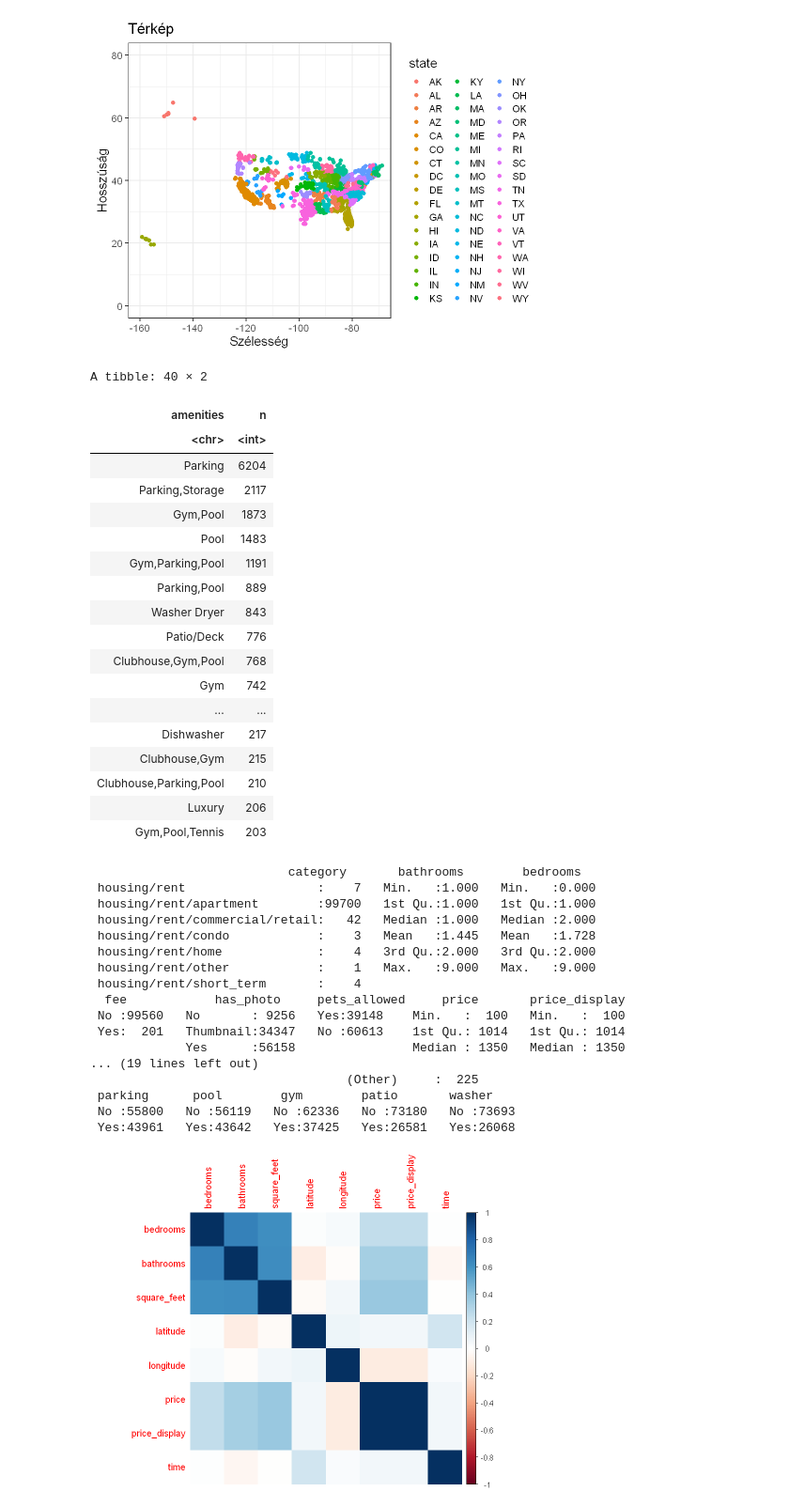
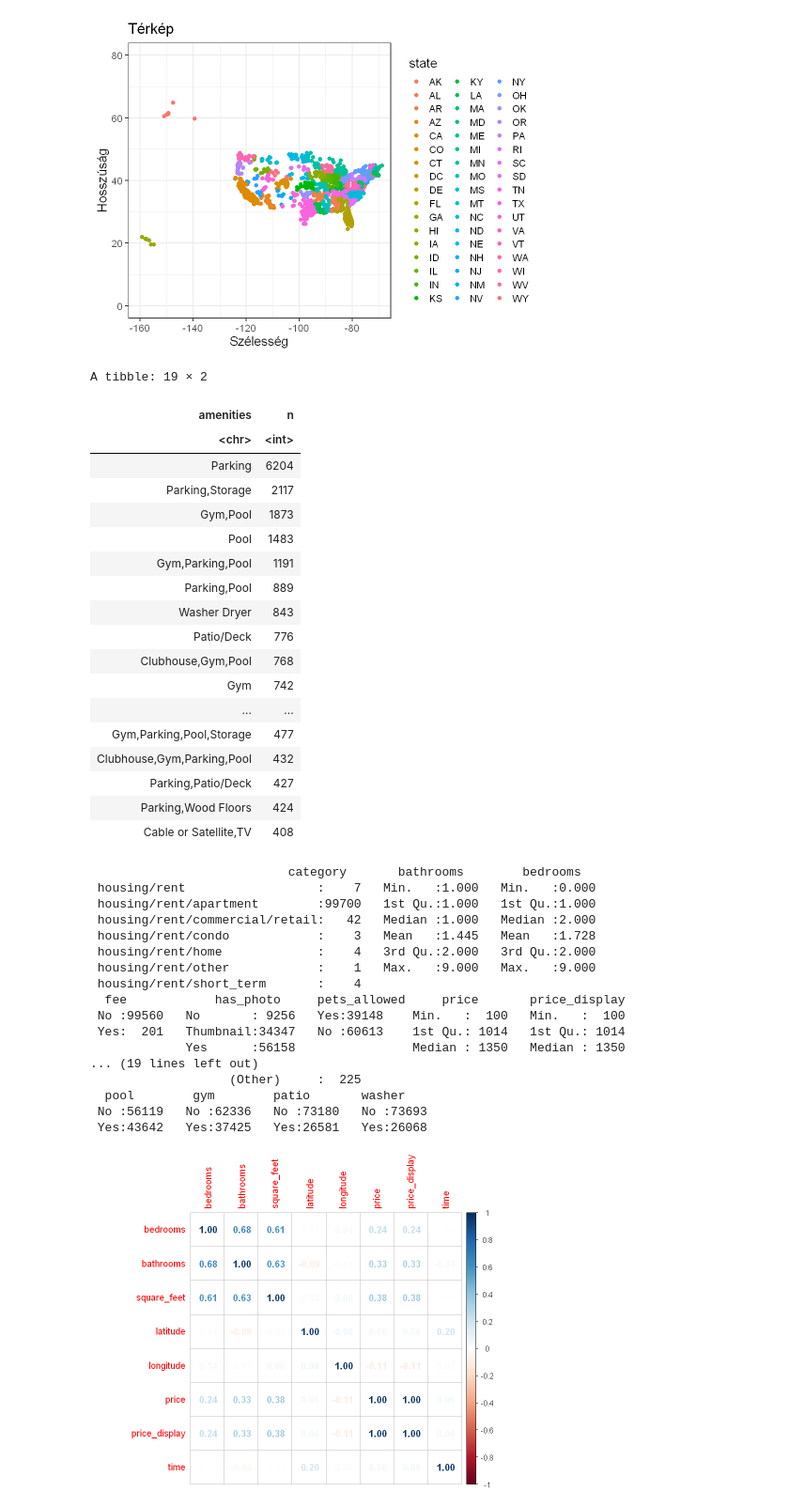
Before and after one commit to N0-0BIE/EX9BLV_ABTG, a Jupyter notebook: code/project.ipynb, the cells around one changed output. Shown at 94% size. Saved outputs shown, nothing was run; the diff lists cells and outputs as text; code cells hidden in the pictures.

```diff
--- a/code/project.ipynb
+++ b/code/project.ipynb
@@ -12,18 +30,13 @@ options(repr.plot.width=8, repr.plot.height=6)
 # %%
-# sacramento = read_csv("out.csv", col_types=list(beds = col_integer(),
-#                                                             baths = col_integer(),
-#                                                             sq__ft = col_integer(),
-#                                                             price = col_integer(),
-#                                                             type = col_factor(),
-#                                                             zip = col_integer() ))
+# Adatok beolvasása
 
 df = read_csv("./../data/apartment_data.csv",
               col_types=list(
+                  currency = col_factor(),
                   bathrooms = col_double(),
                   bedrooms = col_double(),
                   price_display = col_double(),
-                  square_feet = col_double(),
-                  currency = col_factor()
+                  square_feet = col_double()
               ))
 # %% [output]
 Warning message:
@@ -131,6 +144,9 @@ dfc = mutate(dfc,
 dfc = select(dfc, -title, -body, -currency, -address)
 
 summary(dfc)
+
+# price_type-ban 1 érték maradt, kivehető
+dfc = select(dfc, -price_type)
 # %% [output]
                            category      amenities           bathrooms
  housing/rent                  :    7   Length:99762       Min.   :1.000
@@ -226,10 +242,10 @@ dfc %>%
 filter(!is.na(amenities)) %>%
 select(amenities) %>%
 count(amenities) %>%
-filter(n > 200) %>%
+filter(n > 400) %>%
 arrange(desc(n))
 # %% [output]
-A tibble: 40 × 2
+A tibble: 19 × 2
 | amenities | n |
 | <chr> | <int> |
 | Parking | 6204 |
@@ -243,11 +259,11 @@ A tibble: 40 × 2
 | Clubhouse,Gym,Pool | 768 |
 | Gym | 742 |
 | ... | ... |
-| Dishwasher | 217 |
-| Clubhouse,Gym | 215 |
-| Clubhouse,Parking,Pool | 210 |
-| Luxury | 206 |
-| Gym,Pool,Tennis | 203 |
+| Gym,Parking,Pool,Storage | 477 |
+| Clubhouse,Gym,Parking,Pool | 432 |
+| Parking,Patio/Deck | 427 |
+| Parking,Wood Floors | 424 |
+| Cable or Satellite,TV | 408 |
 # %%
 # A vizsgálat alapján a legnépszerűbb felszereltségek beállítása
 
@@ -282,25 +298,25 @@ summary(dfc)
  Yes:  201   Thumbnail:34347   No :60613    1st Qu.: 1014   1st Qu.: 1014
              Yes      :56158                Median : 1350   Median : 1350
 ... (19 lines left out)
-                                   (Other)     :  225
- parking      pool        gym        patio       washer
- No :55800   No :56119   No :62336   No :73180   No :73693
- Yes:43961   Yes:43642   Yes:37425   Yes:26581   Yes:26068
+                   (Other)     :  225
+  pool        gym        patio       washer
+ No :56119   No :62336   No :73180   No :73693
+ Yes:43642   Yes:37425   Yes:26581   Yes:26068
 # %%
 # Numerikus értékek korrelációs vizsgálata
 
 sac_corr = dfc %>%
 select(bedrooms, bathrooms, square_feet, latitude, longitude, price, price_display, time)
 
 mat = cor(sac_corr)
-corrplot(mat, method="color")
+corrplot(mat, method="number")
 
 # Konklúzió:
-# A price és price_display adatoknak ~1 a korrelációja, így az elhagyható
+# Vannak nagyobb korrelációk, pl. háló- és fürdőszobák száma között. Nem szükséges manuális eldobás.
 
 dfc = select(dfc, -price_display)
 # %% [output]
-[figure, old version]
+[figure, new version]
 # %%
 # Árak vizsgálata az idő múlásával
 
```
Also changed, not shown: parts of 9 cells of this notebook.
